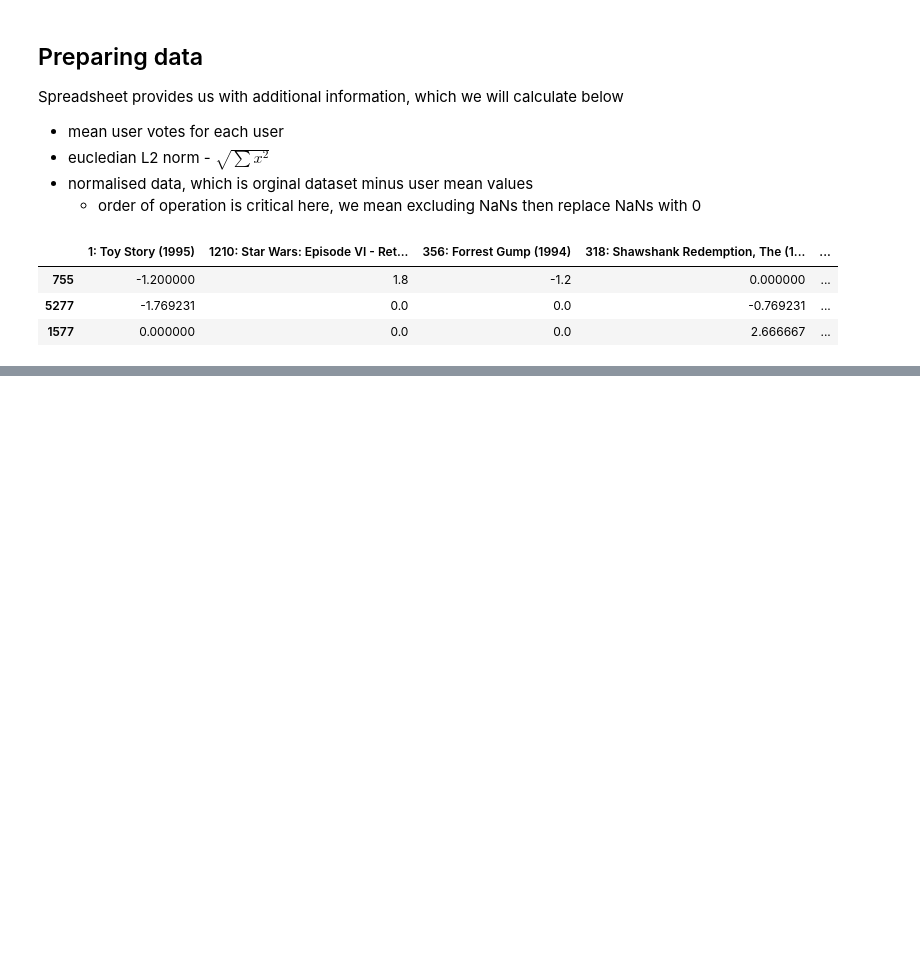
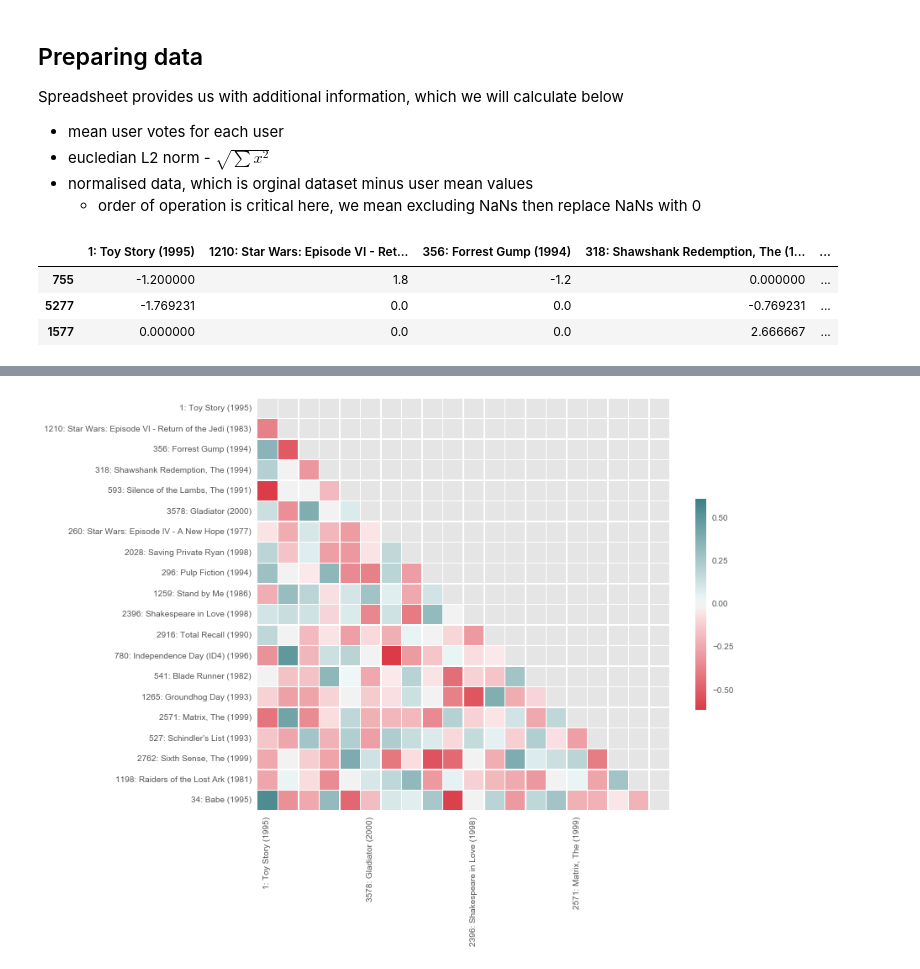
Before and after one commit to DfAC/IntroductionToRecommenderSystems, a Jupyter notebook: Week06.ipynb, the cells around one changed output, grey strips where cells are left out. Drawn from its saved outputs; the diff is of its cells as text; code cells hidden in the pictures; blank space fills up the shorter version.

```diff
--- a/Week06.ipynb
+++ b/Week06.ipynb
@@ -274,0 +236,4 @@ dtype: float64
+# %%
+corrMatrixAdjusted = getCosineCorrMatrix(dfAdjusted)
+# %% [output]
+[figure, added]
```
Also changed, not shown: parts of 18 cells of this notebook, 2 other files.
